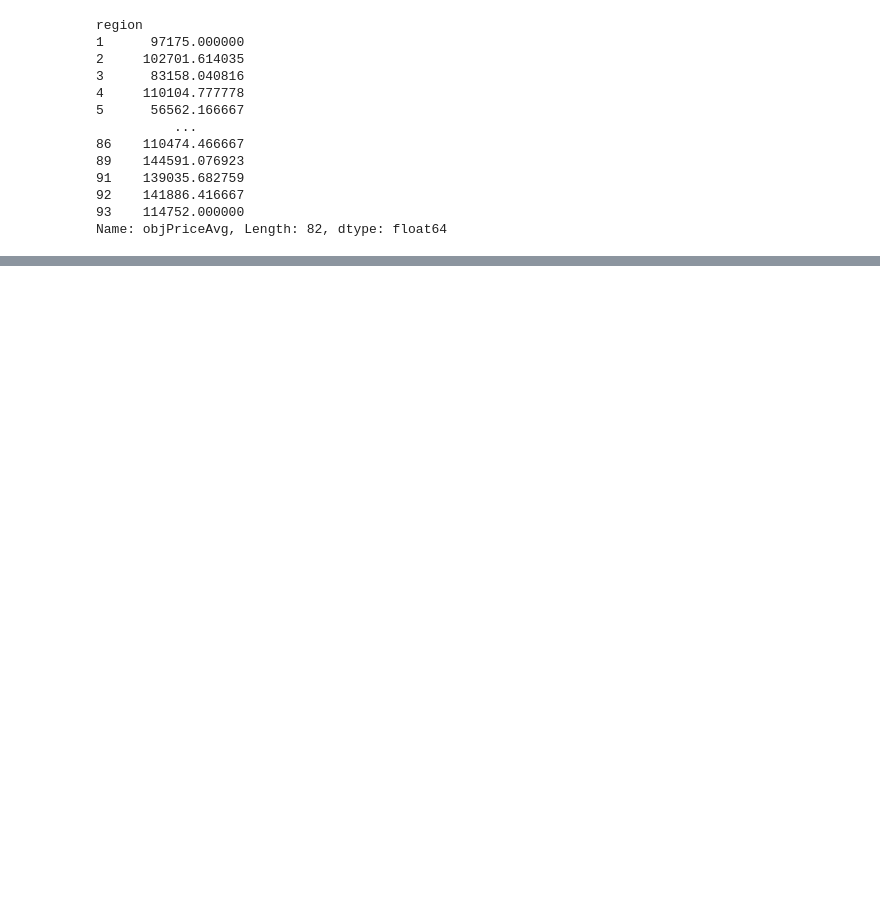
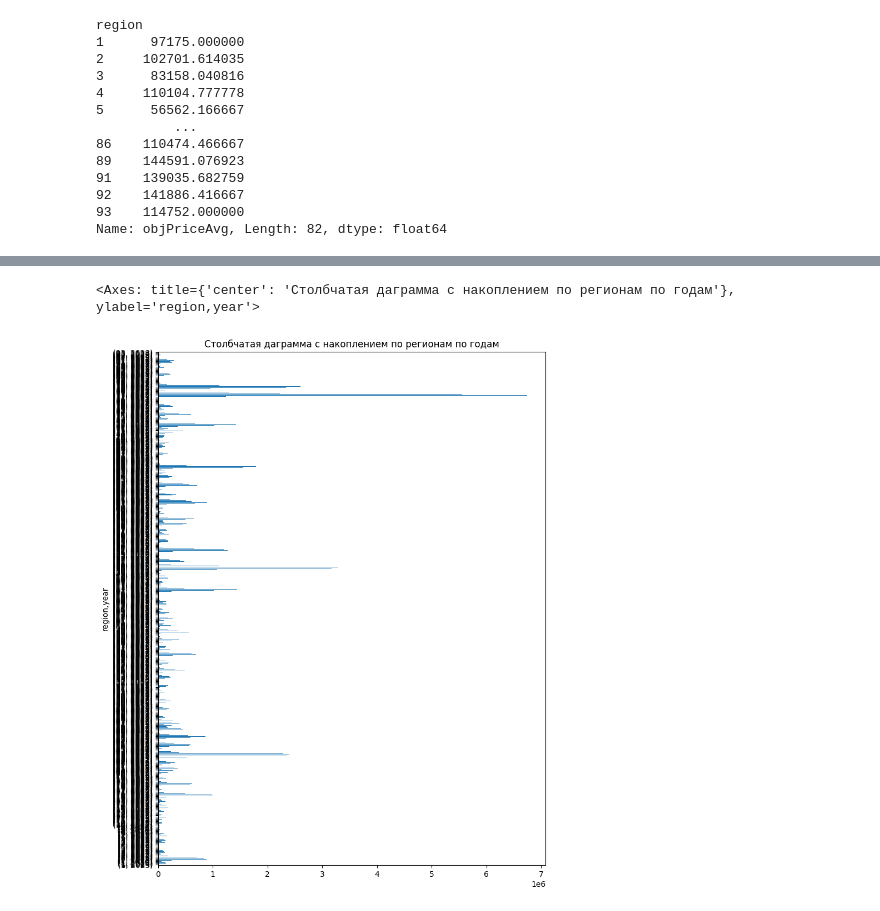
Before and after one commit to NtimTim/DS_School_Home_Work, a Jupyter notebook: Hometask/Task2_dmrf_visual.ipynb, the cells around one changed output, grey strips where cells are left out. Cells and saved outputs as stored; diff of their text form; code cells hidden in the pictures; blank space fills up the shorter version.

```diff
--- a/Hometask/Task2_dmrf_visual.ipynb
+++ b/Hometask/Task2_dmrf_visual.ipynb
@@ -113,0 +117,3 @@ TO DO продолжение следует, промежуточное сохр
+# %%
+df['year']= df['objReady100PercDt'].astype(str).str[0:4]
+df['year']
@@ -113,0 +133,3 @@ TO DO продолжение следует, промежуточное сохр
+# %%
+df_region_year_square_df = df.groupby(['region', 'year'])['objSquareLiving'].sum()
+df_region_year_square_df
@@ -113,0 +150,11 @@ TO DO продолжение следует, промежуточное сохр
+# %%
+df_region_year_square_df.plot(
+    x= 'region',
+    kind = 'barh',
+    stacked = True,
+    title = 'Столбчатая даграмма с накоплением по регионам по годам',
+    mark_right = True
+)
+# %% [output]
+<Axes: title={'center': 'Столбчатая даграмма с накоплением по регионам по годам'}, ylabel='region,year'>
+[figure, added]
```
Also changed, not shown: parts of 8 cells of this notebook.
